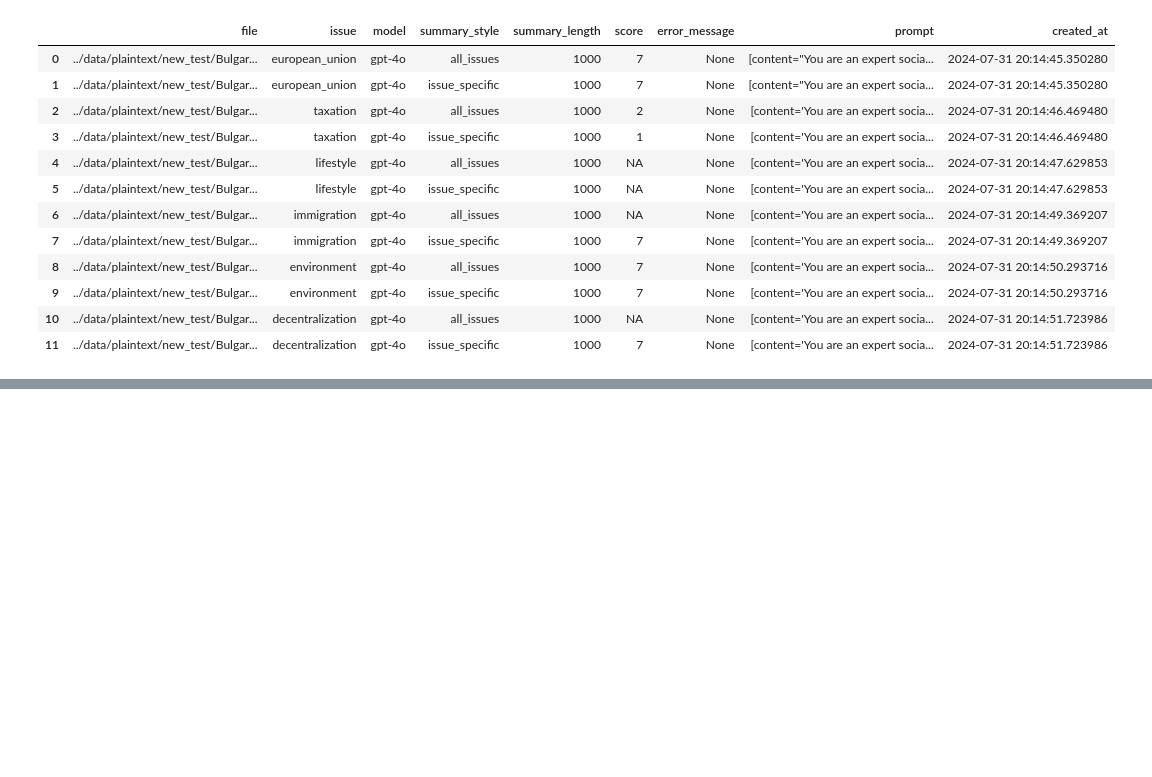
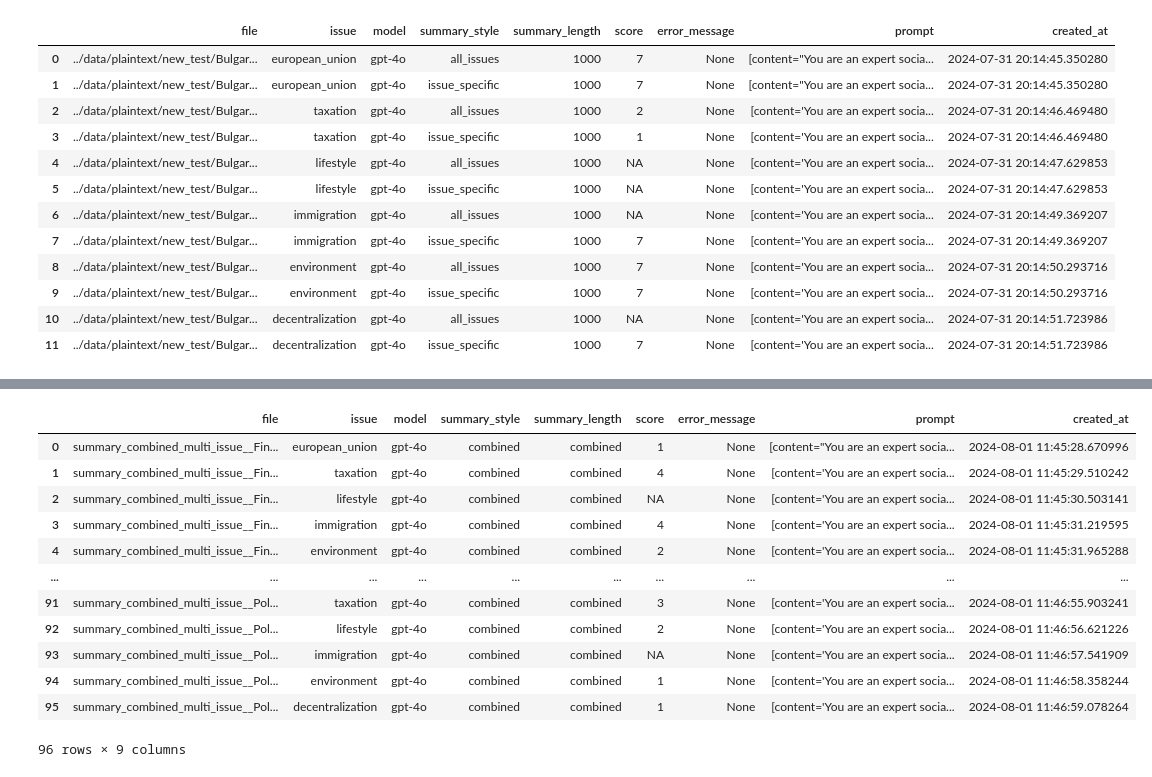
Before and after one commit to Experts-replaced-by-LLMs/llm_political_analysis, a Jupyter notebook: notebooks/summary_style_run.ipynb, the cells around one changed output, grey strips where cells are left out. Cells and saved outputs as stored; diff of their text form; code cells hidden in the pictures; blank space fills up the shorter version.

Commit message:
updated summary nb

```diff
--- a/notebooks/summary_style_run.ipynb
+++ b/notebooks/summary_style_run.ipynb
@@ -121,0 +185,4 @@ final_df
+# %%
+# Should be 16
+combined_summaries = [file for file in os.listdir('../data/summaries/') if (file.startswith('summary_combined'))]
+len(combined_summaries)
@@ -121,0 +191,35 @@ final_df
+# %%
+combined_results = []
+# Loop through each file, issue area
+for file_name in combined_summaries:
+    print('Analyzing file: ', file_name)
+    with open(os.path.join('../data/summaries/', file_name), 'r') as file:
+        combined_summary = file.read()
+    for issue in issue_list:
+        print('-- Analyzing issue: ', issue)
+        combined_issue_prompts = get_prompts(issue, combined_summary, override_persona_and_encouragement=(0,1))
+        combined_issue_prompts_results = analyze_text_with_batch(combined_issue_prompts, model, parse_retries=3, max_retries=7, concurrency=9)
+        results_df = pd.DataFrame(combined_issue_prompts_results)
+        results_df['summary_style'] = 'combined'
+
+        results_df['summary_length'] = 'combined'
+        results_df['issue'] = issue
+        results_df['model'] = model
+        results_df['file'] = file_name
+        results_df['created_at'] = datetime.now()
+        results_df = results_df[[
+            'file', 'issue', 'model', 'summary_style', 'summary_length', 'score', 'error_message', 'prompt', 'created_at']]
+
+        # Writing to Excel as we go to avoid losing data in case of an error
+        if os.path.exists(results_file):
+            # Append to existing file
+            with pd.ExcelWriter(results_file, mode='a', engine='openpyxl', if_sheet_exists='overlay') as writer:
+                results_df.to_excel(
+                    writer, index=False, header=False, sheet_name='Sheet1', startrow=writer.sheets['Sheet1'].max_row)
+        else:
+            # Create a new file
+            with pd.ExcelWriter(results_file, mode='w', engine='openpyxl') as writer:
+                results_df.to_excel(
+                    writer, index=False, sheet_name='Sheet1')
+
+        combined_results.append(results_df)
@@ -121,0 +244,19 @@ final_df
+# %%
+final_df = pd.concat(combined_results, axis=0)
+final_df = final_df.reset_index(drop=True)
+# %%
+final_df
+# %% [output]
+|  | file | issue | model | summary_style | summary_length | score | error_message | prompt | created_at |
+| 0 | summary_combined_multi_issue__Fin... | european_union | gpt-4o | combined | combined | 1 | None | [content="You are an expert socia... | 2024-08-01 11:45:28.670996 |
+| 1 | summary_combined_multi_issue__Fin... | taxation | gpt-4o | combined | combined | 4 | None | [content='You are an expert socia... | 2024-08-01 11:45:29.510242 |
+| 2 | summary_combined_multi_issue__Fin... | lifestyle | gpt-4o | combined | combined | NA | None | [content='You are an expert socia... | 2024-08-01 11:45:30.503141 |
+| 3 | summary_combined_multi_issue__Fin... | immigration | gpt-4o | combined | combined | 4 | None | [content='You are an expert socia... | 2024-08-01 11:45:31.219595 |
+| 4 | summary_combined_multi_issue__Fin... | environment | gpt-4o | combined | combined | 2 | None | [content='You are an expert socia... | 2024-08-01 11:45:31.965288 |
+| ... | ... | ... | ... | ... | ... | ... | ... | ... | ... |
+| 91 | summary_combined_multi_issue__Pol... | taxation | gpt-4o | combined | combined | 3 | None | [content='You are an expert socia... | 2024-08-01 11:46:55.903241 |
+| 92 | summary_combined_multi_issue__Pol... | lifestyle | gpt-4o | combined | combined | 2 | None | [content='You are an expert socia... | 2024-08-01 11:46:56.621226 |
+| 93 | summary_combined_multi_issue__Pol... | immigration | gpt-4o | combined | combined | NA | None | [content='You are an expert socia... | 2024-08-01 11:46:57.541909 |
+| 94 | summary_combined_multi_issue__Pol... | environment | gpt-4o | combined | combined | 1 | None | [content='You are an expert socia... | 2024-08-01 11:46:58.358244 |
+| 95 | summary_combined_multi_issue__Pol... | decentralization | gpt-4o | combined | combined | 1 | None | [content='You are an expert socia... | 2024-08-01 11:46:59.078264 |
+96 rows × 9 columns
```
Also changed, not shown: parts of 9 cells of this notebook.
